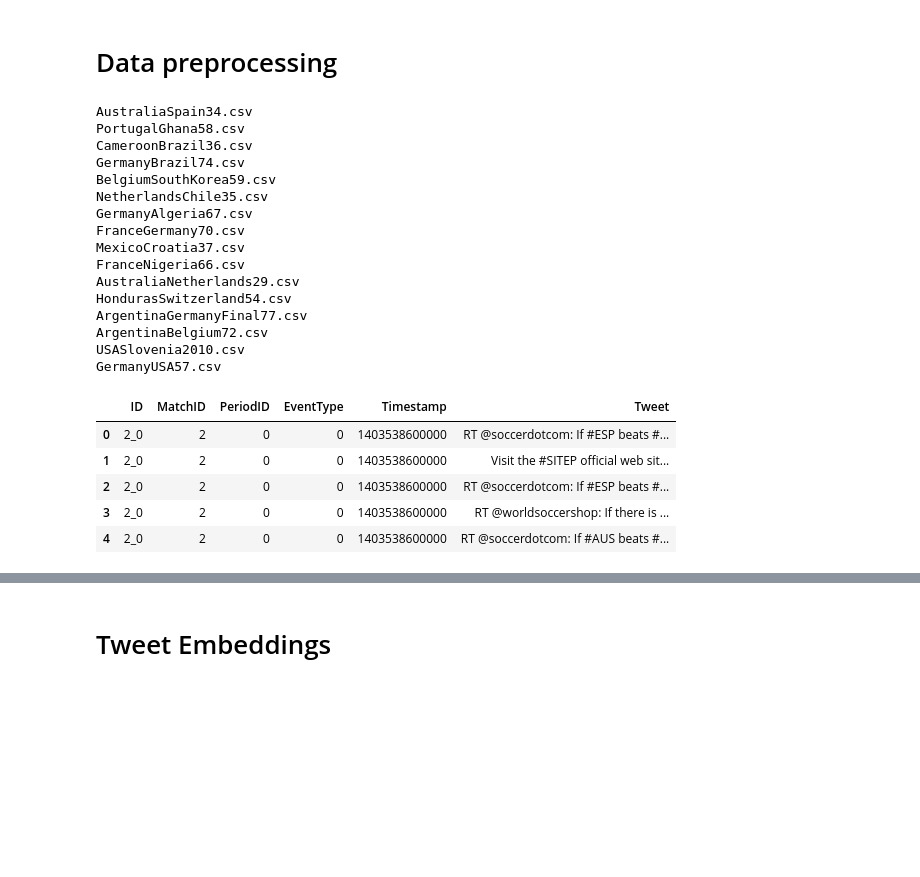
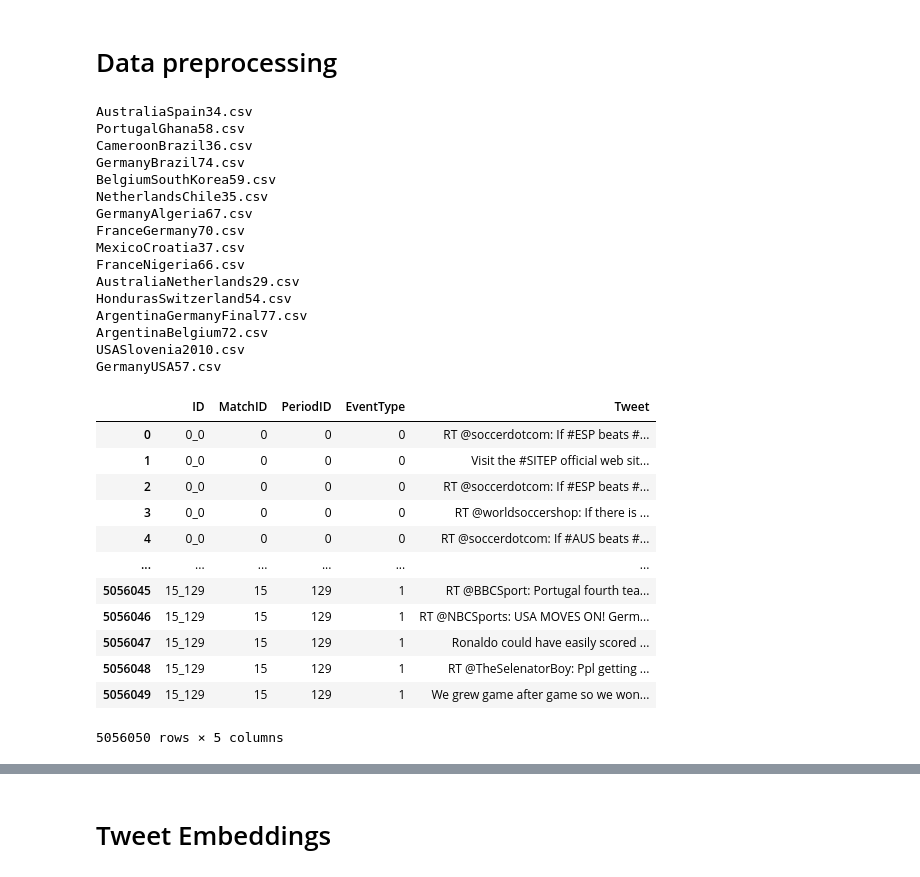
Before and after one commit to vmic2002/DeepLearningChallengeCSC_51054_EP, a Jupyter notebook: Group_challenge_weight_watchers.ipynb, the cells around one changed output, grey strips where cells are left out. Drawn from its saved outputs; the diff is of its cells as text; code cells hidden in the pictures; blank space fills up the shorter version.

```diff
--- a/Group_challenge_weight_watchers.ipynb
+++ b/Group_challenge_weight_watchers.ipynb
@@ -32,40 +37,54 @@ embeddings_model = api.load("glove-twitter-200")  # 200-dimensional GloVe embedd
 # Read all training files and concatenate them into one dataframe
 
 #import os
 #print(os.getcwd())
 
 li = []
+i = 0
 for filename in listdir("train_tweets"):
     if filename != '.ipynb_checkpoints':
         print(filename)
         df = pd.read_csv("train_tweets/" + filename)
+        df.drop(columns=['Timestamp'], inplace=True)
+        # drop unused column(s)
+        df['MatchID'] = str(i)
+        df['ID'] = str(i)+ '_' + df['PeriodID'].astype(str)
+        # makes sure that the match IDs are ordered from 0,1,2... with no missing values
+        i+=1
         li.append(df)
 df = pd.concat(li, ignore_index=True)
 #print(len(df))
-df.head()
+df
 # %% [output]
 AustraliaSpain34.csv
 PortugalGhana58.csv
 CameroonBrazil36.csv
 GermanyBrazil74.csv
 BelgiumSouthKorea59.csv
 NetherlandsChile35.csv
 GermanyAlgeria67.csv
 FranceGermany70.csv
 MexicoCroatia37.csv
 FranceNigeria66.csv
 AustraliaNetherlands29.csv
 HondurasSwitzerland54.csv
 ArgentinaGermanyFinal77.csv
 ArgentinaBelgium72.csv
 USASlovenia2010.csv
 GermanyUSA57.csv
-|  | ID | MatchID | PeriodID | EventType | Timestamp | Tweet |
-| 0 | 2_0 | 2 | 0 | 0 | 1403538600000 | RT @soccerdotcom: If #ESP beats #... |
-| 1 | 2_0 | 2 | 0 | 0 | 1403538600000 | Visit the #SITEP official web sit... |
-| 2 | 2_0 | 2 | 0 | 0 | 1403538600000 | RT @soccerdotcom: If #ESP beats #... |
-| 3 | 2_0 | 2 | 0 | 0 | 1403538600000 | RT @worldsoccershop: If there is ... |
-| 4 | 2_0 | 2 | 0 | 0 | 1403538600000 | RT @soccerdotcom: If #AUS beats #... |
+|  | ID | MatchID | PeriodID | EventType | Tweet |
+| 0 | 0_0 | 0 | 0 | 0 | RT @soccerdotcom: If #ESP beats #... |
+| 1 | 0_0 | 0 | 0 | 0 | Visit the #SITEP official web sit... |
+| 2 | 0_0 | 0 | 0 | 0 | RT @soccerdotcom: If #ESP beats #... |
+| 3 | 0_0 | 0 | 0 | 0 | RT @worldsoccershop: If there is ... |
+| 4 | 0_0 | 0 | 0 | 0 | RT @soccerdotcom: If #AUS beats #... |
+| ... | ... | ... | ... | ... | ... |
+| 5056045 | 15_129 | 15 | 129 | 1 | RT @BBCSport: Portugal fourth tea... |
+| 5056046 | 15_129 | 15 | 129 | 1 | RT @NBCSports: USA MOVES ON! Germ... |
+| 5056047 | 15_129 | 15 | 129 | 1 | Ronaldo could have easily scored ... |
+| 5056048 | 15_129 | 15 | 129 | 1 | RT @TheSelenatorBoy: Ppl getting ... |
+| 5056049 | 15_129 | 15 | 129 | 1 | We grew game after game so we won... |
+5056050 rows × 5 columns
 # %%
 # Preprocessing of tweet
 def preprocess_text(text):
```
Also changed, not shown: parts of 38 cells of this notebook, 1 other file.
